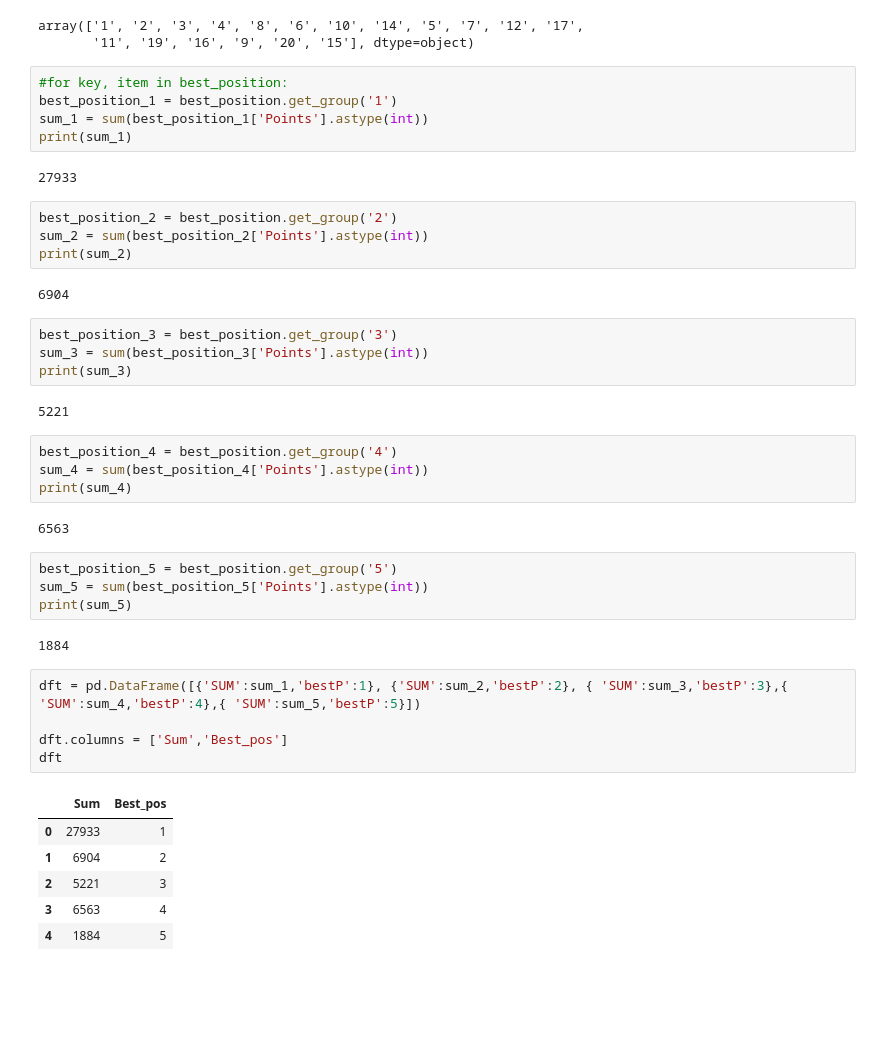
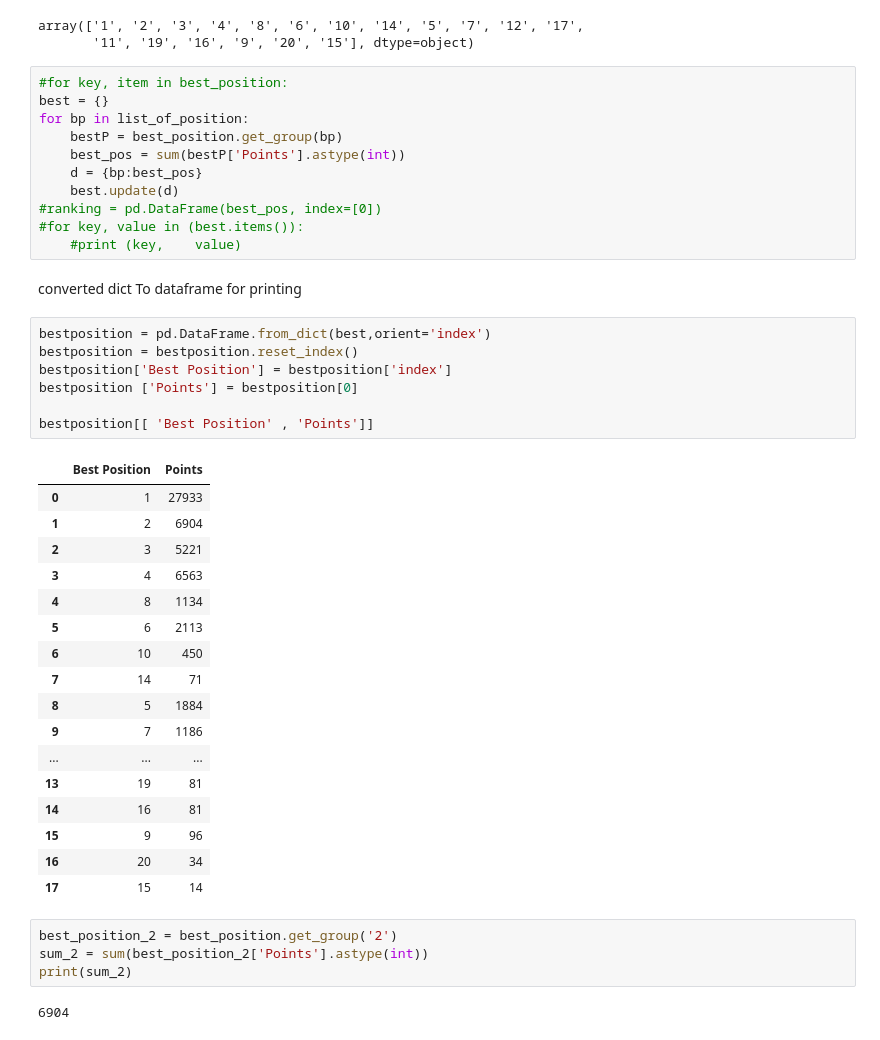
Before and after one commit to GreatLearningAIML1/pune-july19-batch-parikshitbangde, a Jupyter notebook: StatisticalLearning_Project1.ipynb, the cells around one changed output. Saved outputs shown, nothing was run; the diff lists cells and outputs as text; blank space fills up the shorter version.

```diff
--- a/StatisticalLearning_Project1.ipynb
+++ b/StatisticalLearning_Project1.ipynb
@@ -213,46 +213,47 @@ list_of_position
 # %% [output]
 array(['1', '2', '3', '4', '8', '6', '10', '14', '5', '7', '12', '17',
        '11', '19', '16', '9', '20', '15'], dtype=object)
-# %%
-#for key, item in best_position:
-best_position_1 = best_position.get_group('1')
-sum_1 = sum(best_position_1['Points'].astype(int))
-print(sum_1)
-# %% [output]
-27933
+# %%
+#for key, item in best_position:
+best = {}
+for bp in list_of_position:
+    bestP = best_position.get_group(bp)
+    best_pos = sum(bestP['Points'].astype(int))
+    d = {bp:best_pos}
+    best.update(d)
+#ranking = pd.DataFrame(best_pos, index=[0])
+#for key, value in (best.items()):
+    #print (key,    value)
+# %% [markdown]
+converted dict To dataframe for printing
+# %%
+bestposition = pd.DataFrame.from_dict(best,orient='index')
+bestposition = bestposition.reset_index()
+bestposition['Best Position'] = bestposition['index']
+bestposition ['Points'] = bestposition[0]
+
+bestposition[[ 'Best Position' , 'Points']]
+# %% [output]
+|  | Best Position | Points |
+| 0 | 1 | 27933 |
+| 1 | 2 | 6904 |
+| 2 | 3 | 5221 |
+| 3 | 4 | 6563 |
+| 4 | 8 | 1134 |
+| 5 | 6 | 2113 |
+| 6 | 10 | 450 |
+| 7 | 14 | 71 |
+| 8 | 5 | 1884 |
+| 9 | 7 | 1186 |
+| ... | ... | ... |
+| 13 | 19 | 81 |
+| 14 | 16 | 81 |
+| 15 | 9 | 96 |
+| 16 | 20 | 34 |
+| 17 | 15 | 14 |
 # %%
 best_position_2 = best_position.get_group('2')
 sum_2 = sum(best_position_2['Points'].astype(int))
 print(sum_2)
 # %% [output]
 6904
-# %%
-best_position_3 = best_position.get_group('3')
-sum_3 = sum(best_position_3['Points'].astype(int))
-print(sum_3)
-# %% [output]
-5221
-# %%
-best_position_4 = best_position.get_group('4')
-sum_4 = sum(best_position_4['Points'].astype(int))
-print(sum_4)
-# %% [output]
-6563
-# %%
-best_position_5 = best_position.get_group('5')
-sum_5 = sum(best_position_5['Points'].astype(int))
-print(sum_5)
-# %% [output]
-1884
-# %%
-dft = pd.DataFrame([{'SUM':sum_1,'bestP':1}, {'SUM':sum_2,'bestP':2}, { 'SUM':sum_3,'bestP':3},{ 'SUM':sum_4,'bestP':4},{ 'SUM':sum_5,'bestP':5}])
-
-dft.columns = ['Sum','Best_pos']
-dft
-# %% [output]
-|  | Sum | Best_pos |
-| 0 | 27933 | 1 |
-| 1 | 6904 | 2 |
-| 2 | 5221 | 3 |
-| 3 | 6563 | 4 |
-| 4 | 1884 | 5 |
```
